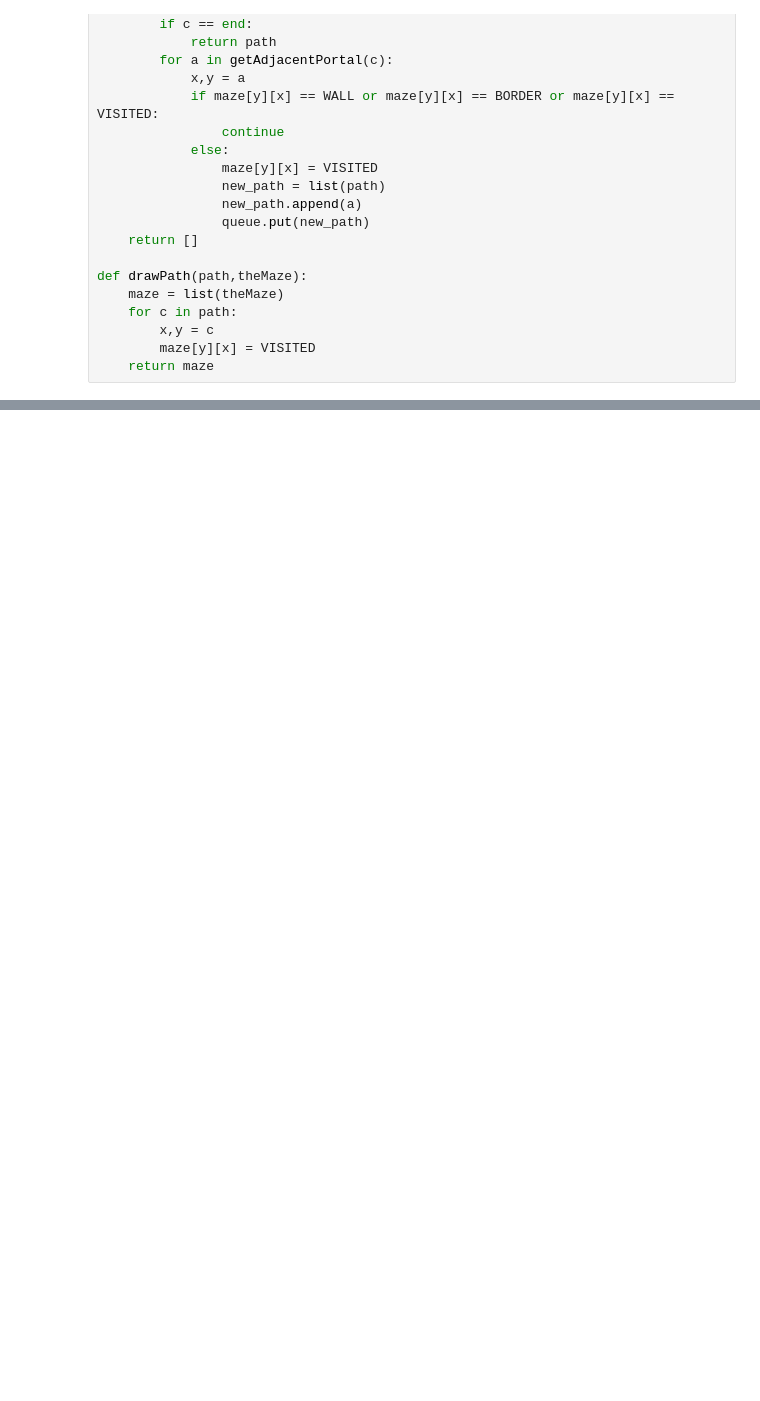
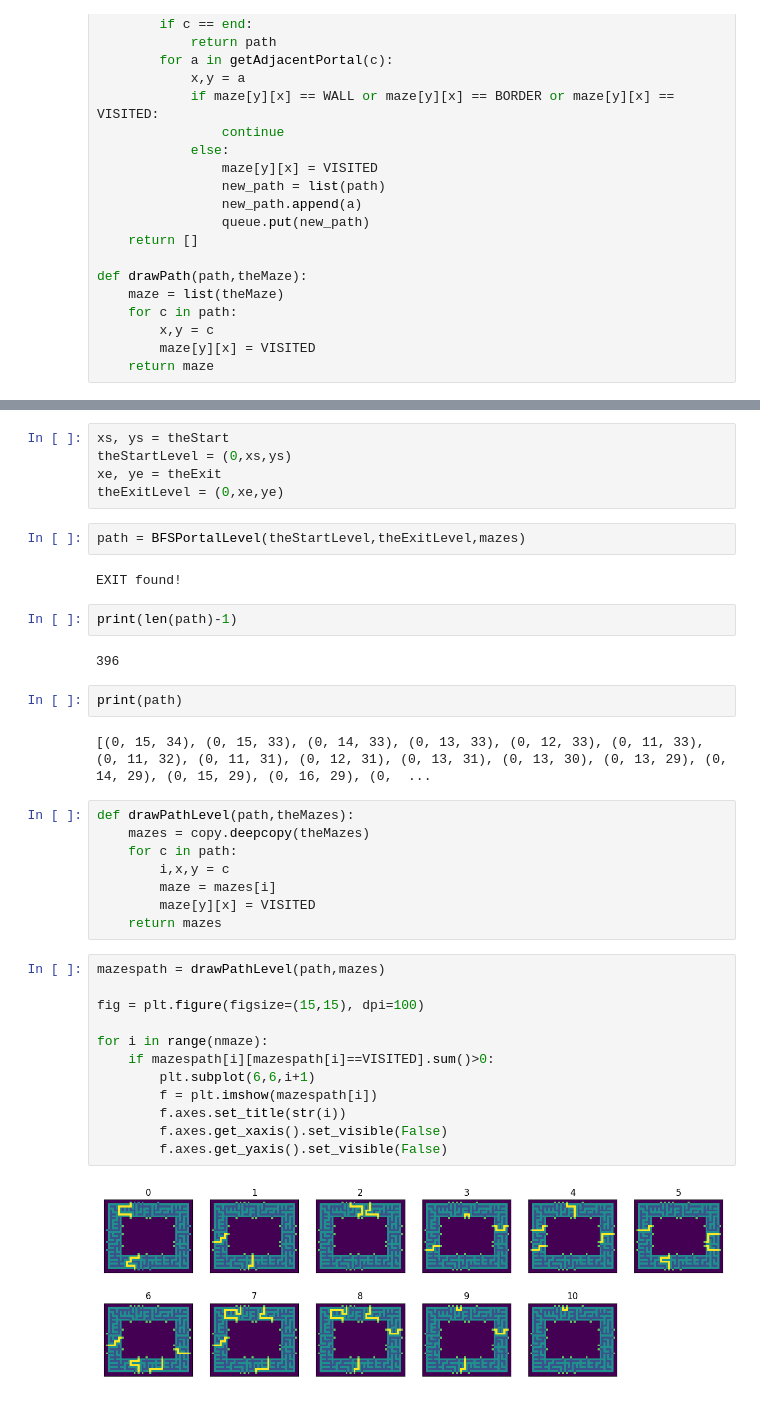
Before and after one commit to marcodelmastro/AdventOfCode2019, a Jupyter notebook: Day 20.ipynb, the cells around one changed output, grey strips where cells are left out. Cells and saved outputs as stored; diff of their text form; blank space fills up the shorter version.

```diff
--- a/Day 20.ipynb
+++ b/Day 20.ipynb
@@ -271,0 +381,39 @@ True
+# %%
+xs, ys = theStart
+theStartLevel = (0,xs,ys)
+xe, ye = theExit
+theExitLevel = (0,xe,ye)
+# %%
+path = BFSPortalLevel(theStartLevel,theExitLevel,mazes)
+# %% [output]
+EXIT found!
+# %%
+print(len(path)-1)
+# %% [output]
+396
+# %%
+print(path)
+# %% [output]
+[(0, 15, 34), (0, 15, 33), (0, 14, 33), (0, 13, 33), (0, 12, 33), (0, 11, 33), (0, 11, 32), (0, 11, 31), (0, 12, 31), (0, 13, 31), (0, 13, 30), (0, 13, 29), (0, 14, 29), (0, 15, 29), (0, 16, 29), (0,  ...
+# %%
+def drawPathLevel(path,theMazes):
+    mazes = copy.deepcopy(theMazes)
+    for c in path:
+        i,x,y = c
+        maze = mazes[i]
+        maze[y][x] = VISITED
+    return mazes
+# %%
+mazespath = drawPathLevel(path,mazes)
+
+fig = plt.figure(figsize=(15,15), dpi=100)
+
+for i in range(nmaze):
+    if mazespath[i][mazespath[i]==VISITED].sum()>0:
+        plt.subplot(6,6,i+1)
+        f = plt.imshow(mazespath[i])
+        f.axes.set_title(str(i))
+        f.axes.get_xaxis().set_visible(False)
+        f.axes.get_yaxis().set_visible(False)
+# %% [output]
+[figure, added]
```
Also changed, not shown: parts of 14 cells of this notebook.
